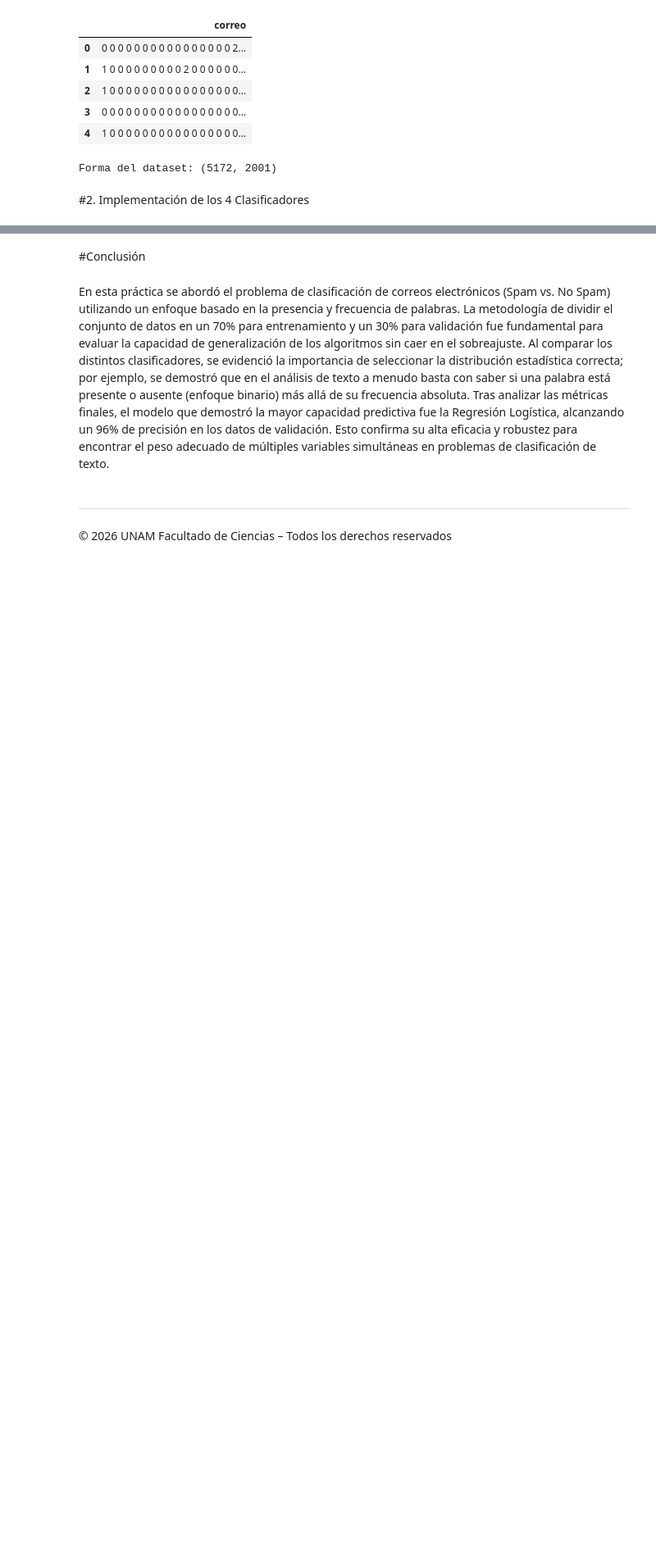
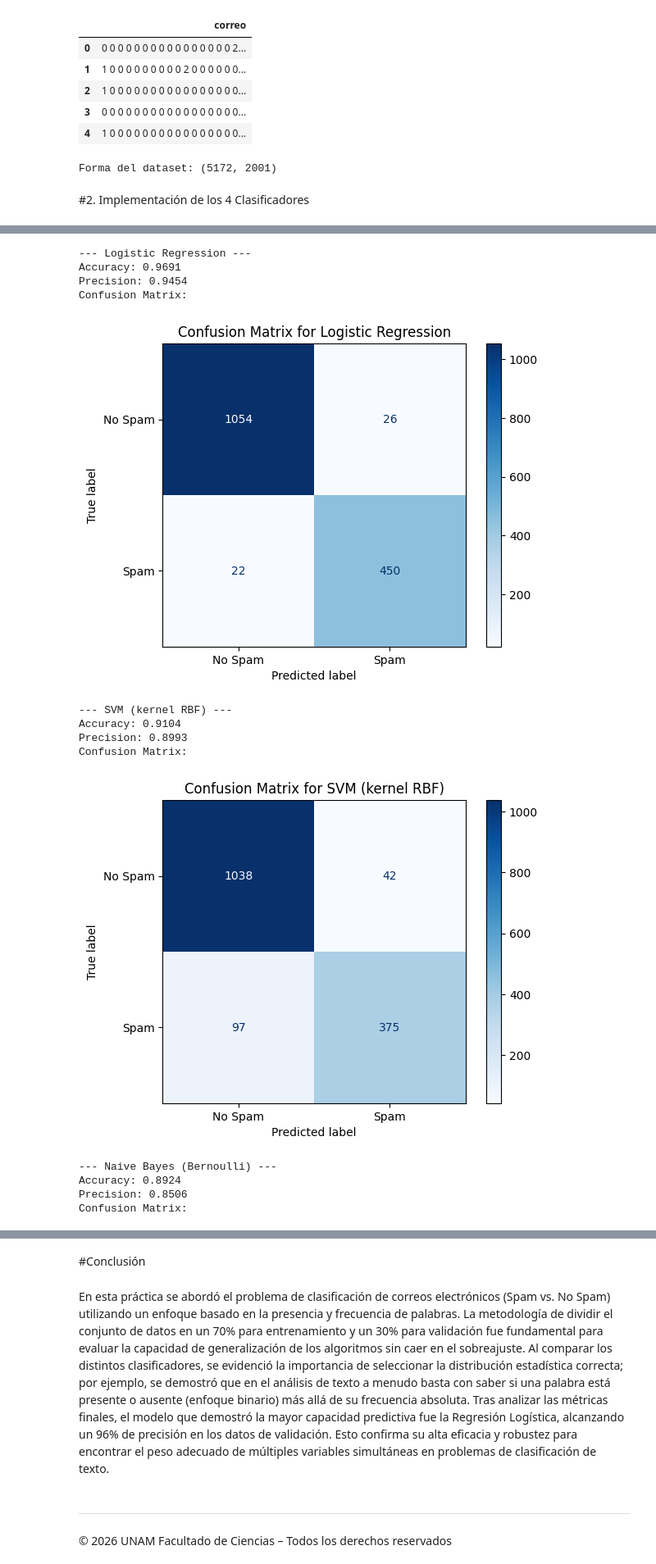
Before and after one commit to axelit19/Algoritmos-de-IA, a Jupyter notebook: dev/Notebooks/24_UNAM_AI_Actividad_Laboratorio_4_5_spam.ipynb, the cells around one changed output, grey strips where cells are left out. Shown at 82% size. Drawn from its saved outputs; the diff is of its cells as text; code cells hidden in the pictures; blank space fills up the shorter version.

```diff
--- a/dev/Notebooks/24_UNAM_AI_Actividad_Laboratorio_4_5_spam.ipynb
+++ b/dev/Notebooks/24_UNAM_AI_Actividad_Laboratorio_4_5_spam.ipynb
@@ -149,0 +167,33 @@ plt.show()
+# %%
+from sklearn.metrics import precision_score, confusion_matrix, ConfusionMatrixDisplay
+
+for name, model in models.items():
+    y_pred = model.predict(X_test)
+
+    accuracy = accuracy_score(y_test, y_pred)
+    precision = precision_score(y_test, y_pred, average='binary') # 'binary' for binary classification
+    cm = confusion_matrix(y_test, y_pred)
+
+    print(f"\n--- {name} ---")
+    print(f"Accuracy: {accuracy:.4f}")
+    print(f"Precision: {precision:.4f}")
+    print("Confusion Matrix:")
+    disp = ConfusionMatrixDisplay(confusion_matrix=cm, display_labels=['No Spam', 'Spam'])
+    disp.plot(cmap=plt.cm.Blues)
+    plt.title(f'Confusion Matrix for {name}')
+    plt.show()
+# %% [output]
+--- Logistic Regression ---
+Accuracy: 0.9691
+Precision: 0.9454
+Confusion Matrix:
+[figure, added]
+--- SVM (kernel RBF) ---
+Accuracy: 0.9104
+Precision: 0.8993
+Confusion Matrix:
+[figure, added]
+--- Naive Bayes (Bernoulli) ---
+Accuracy: 0.8924
+Precision: 0.8506
+Confusion Matrix:
```
Also changed, not shown: parts of 6 cells of this notebook.
